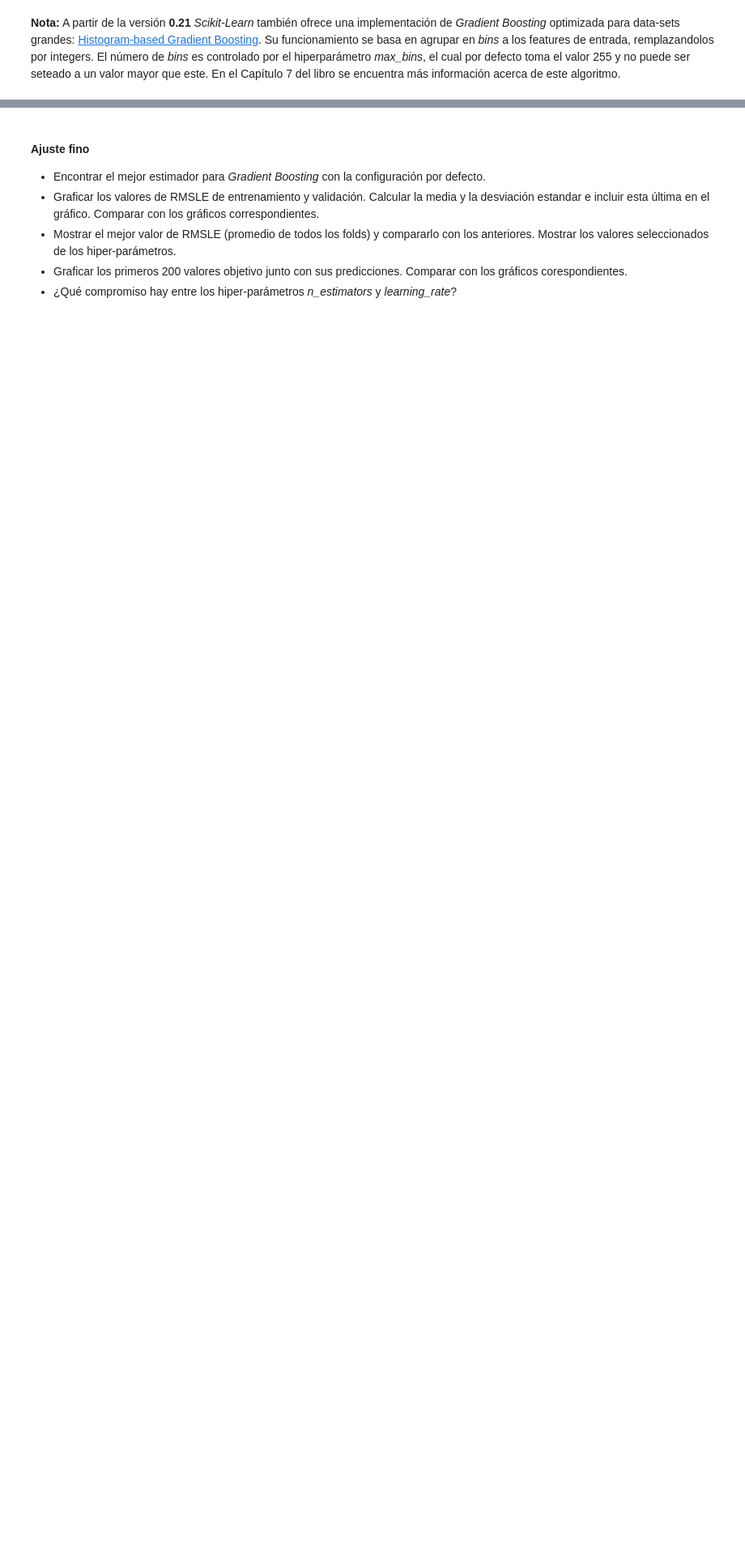
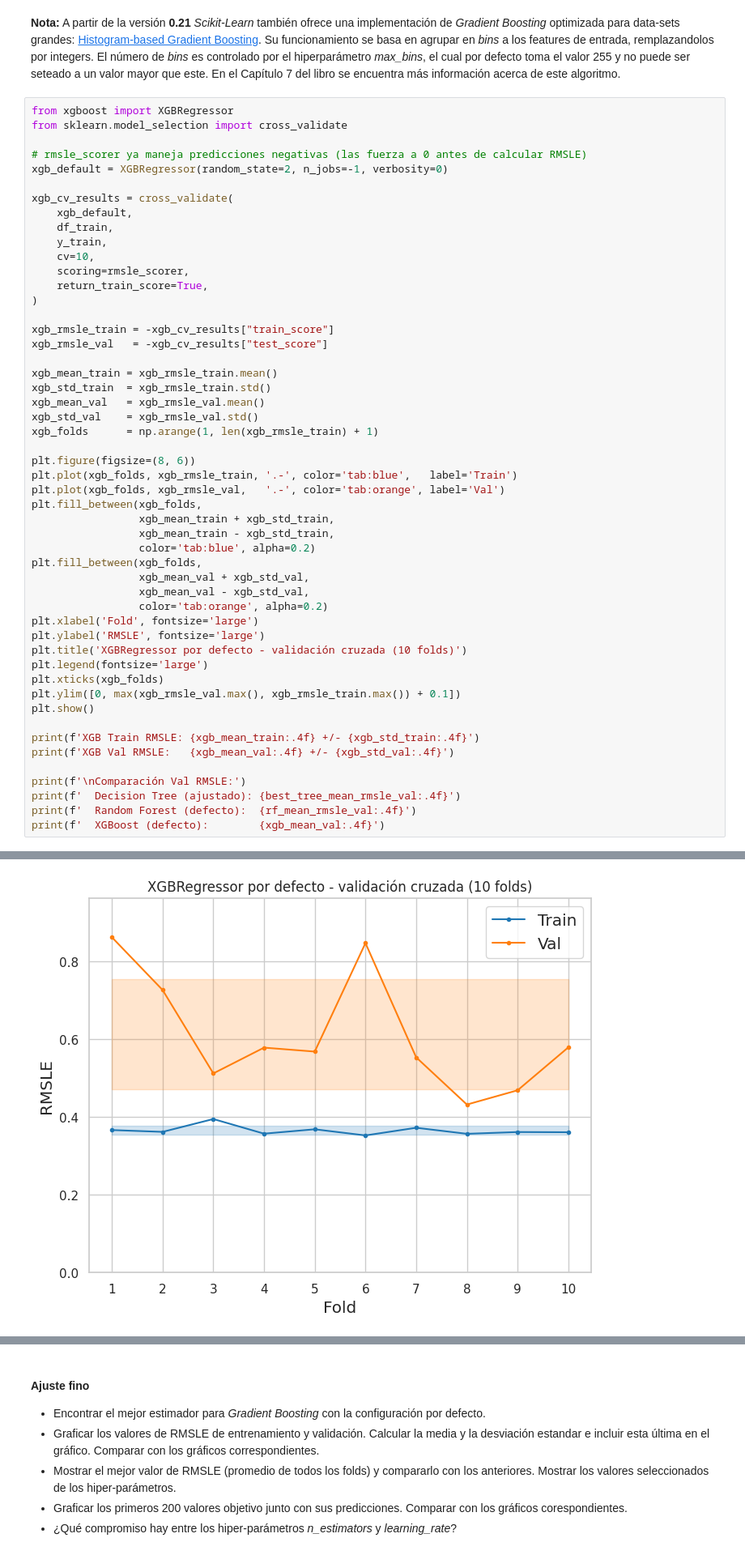
Before and after one commit to srodriguez-lefebre/Machine-Learning-Notebooks, a Jupyter notebook: 3TAA_demanda_de_bicicletas.ipynb, the cells around one changed output, grey strips where cells are left out. Shown at 81% size. Drawn from its saved outputs; the diff is of its cells as text; blank space fills up the shorter version.

```diff
--- a/3TAA_demanda_de_bicicletas.ipynb
+++ b/3TAA_demanda_de_bicicletas.ipynb
@@ -1378,2 +1386,54 @@ Random Forest RMSLE sobre todo train: 0.1105
 # %% [markdown]
 **Nota:** A partir de la versión **0.21** *Scikit-Learn* también ofrece una implementación de *Gradient Boosting* optimizada para data-sets grandes: [Histogram-based Gradient Boosting](https://scikit-learn.org/stable/modules/generated/sklearn.ensemble.HistGradientBoostingRegressor.html). Su funcionamiento se basa en agrupar en *bins* a los features de entrada, remplazandolos por integers. El número de *bins* es controlado por el hiperparámetro *max_bins*, el cual por defecto toma el valor 255 y no puede ser seteado a un valor mayor que este. En el Capítulo 7 del libro se encuentra más información acerca de este algoritmo.
+# %%
+from xgboost import XGBRegressor
+from sklearn.model_selection import cross_validate
+
+# rmsle_scorer ya maneja predicciones negativas (las fuerza a 0 antes de calcular RMSLE)
+xgb_default = XGBRegressor(random_state=2, n_jobs=-1, verbosity=0)
+
+xgb_cv_results = cross_validate(
+    xgb_default,
+    df_train,
+    y_train,
+    cv=10,
+    scoring=rmsle_scorer,
+    return_train_score=True,
+)
+
+xgb_rmsle_train = -xgb_cv_results["train_score"]
+xgb_rmsle_val   = -xgb_cv_results["test_score"]
+
+xgb_mean_train = xgb_rmsle_train.mean()
+xgb_std_train  = xgb_rmsle_train.std()
+xgb_mean_val   = xgb_rmsle_val.mean()
+xgb_std_val    = xgb_rmsle_val.std()
+xgb_folds      = np.arange(1, len(xgb_rmsle_train) + 1)
+
+plt.figure(figsize=(8, 6))
+plt.plot(xgb_folds, xgb_rmsle_train, '.-', color='tab:blue',   label='Train')
+plt.plot(xgb_folds, xgb_rmsle_val,   '.-', color='tab:orange', label='Val')
+plt.fill_between(xgb_folds,
+                 xgb_mean_train + xgb_std_train,
+                 xgb_mean_train - xgb_std_train,
+                 color='tab:blue', alpha=0.2)
+plt.fill_between(xgb_folds,
+                 xgb_mean_val + xgb_std_val,
+                 xgb_mean_val - xgb_std_val,
+                 color='tab:orange', alpha=0.2)
+plt.xlabel('Fold', fontsize='large')
+plt.ylabel('RMSLE', fontsize='large')
+plt.title('XGBRegressor por defecto - validación cruzada (10 folds)')
+plt.legend(fontsize='large')
+plt.xticks(xgb_folds)
+plt.ylim([0, max(xgb_rmsle_val.max(), xgb_rmsle_train.max()) + 0.1])
+plt.show()
+
+print(f'XGB Train RMSLE: {xgb_mean_train:.4f} +/- {xgb_std_train:.4f}')
+print(f'XGB Val RMSLE:   {xgb_mean_val:.4f} +/- {xgb_std_val:.4f}')
+
+print(f'\nComparación Val RMSLE:')
+print(f'  Decision Tree (ajustado): {best_tree_mean_rmsle_val:.4f}')
+print(f'  Random Forest (defecto):  {rf_mean_rmsle_val:.4f}')
+print(f'  XGBoost (defecto):        {xgb_mean_val:.4f}')
+# %% [output]
@@ -1379,0 +1441 @@ Random Forest RMSLE sobre todo train: 0.1105
+[figure, added]
```
Also changed, not shown: parts of 11 cells of this notebook.
